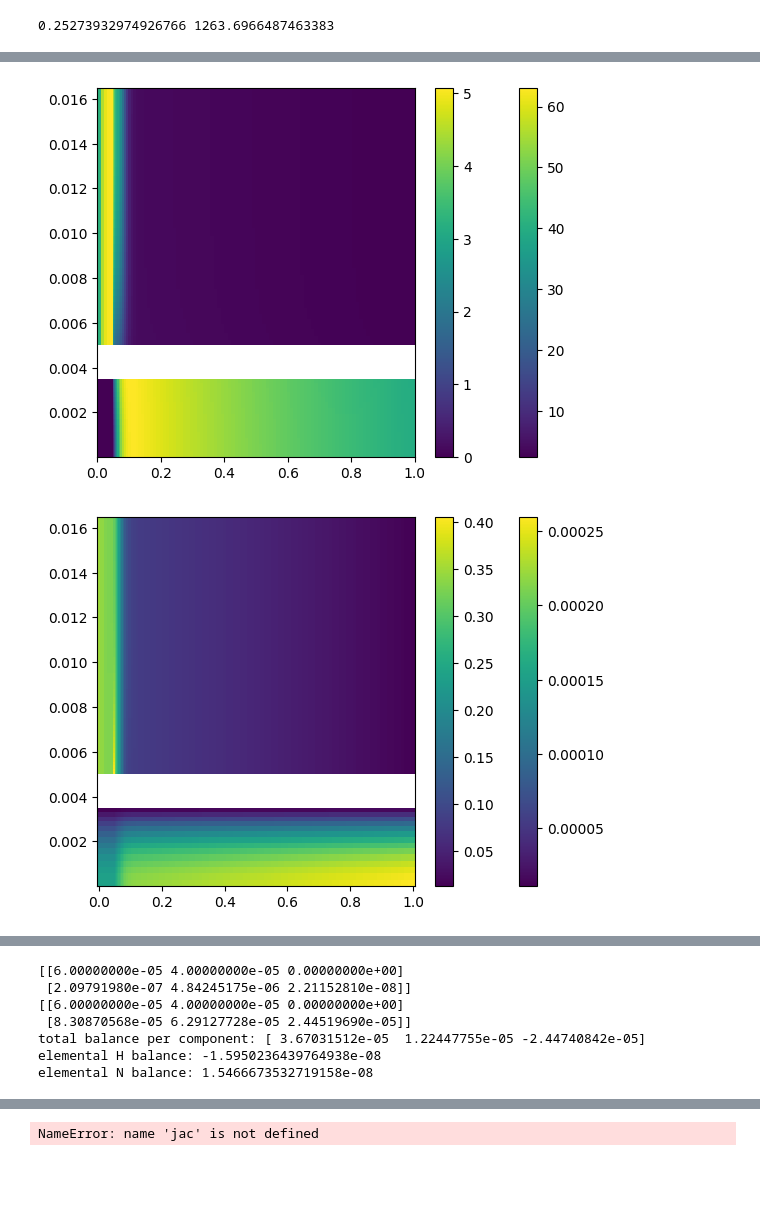
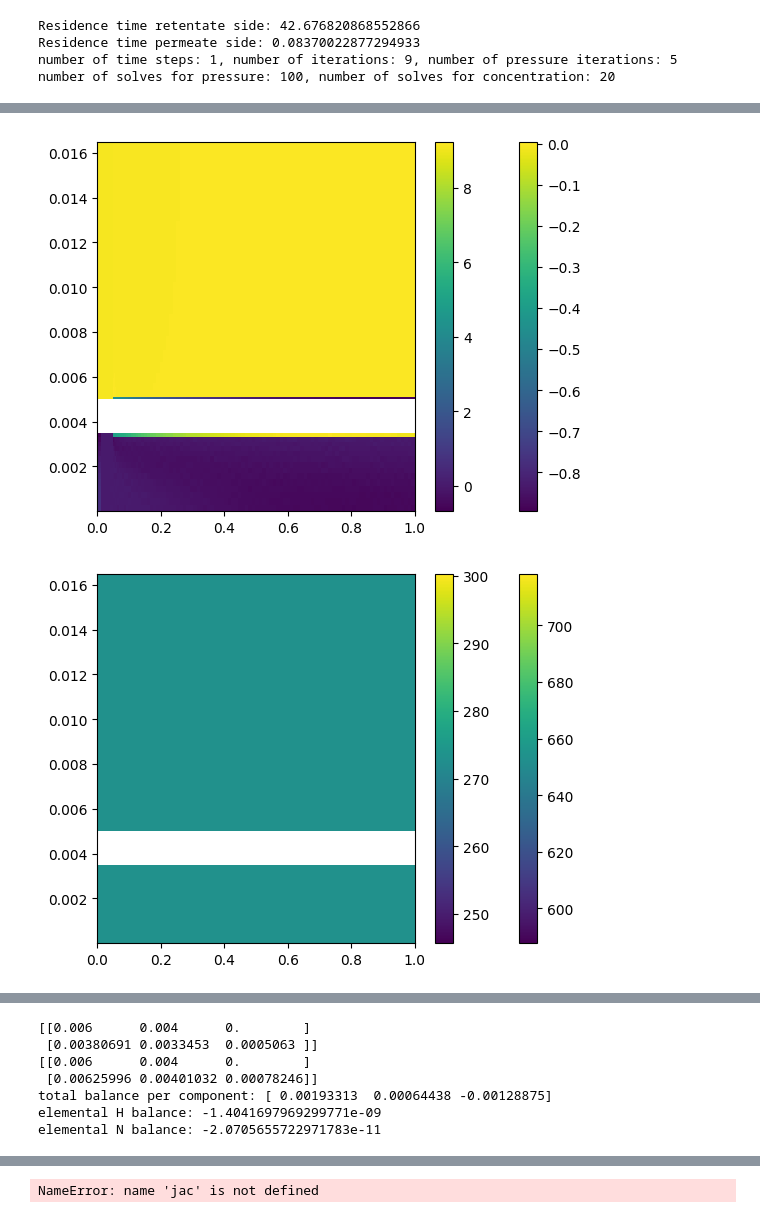
Before and after one commit to computational-chemical-engineering/ammonia_synthesis_reactor, a Jupyter notebook: membrane_reactor.ipynb, the cells around one changed output, grey strips where cells are left out. Saved outputs shown, nothing was run; the diff lists cells and outputs as text; code cells hidden in the pictures; blank space fills up the shorter version.

Commit message:
implemented membrane reactor class

```diff
--- a/membrane_reactor.ipynb
+++ b/membrane_reactor.ipynb
@@ -8,18 +8,18 @@ import membrane_reactor
 importlib.reload(membrane_reactor)
 from membrane_reactor import MembraneReactor
 
-F = 1e-4 # moles per second, 2e-4 mol/s
-if F < 5e-3:
-    membrane_reactor = MembraneReactor('input.json', F_ret_in = F, F_perm_in = F, is_counter_current=False, num_pressure_iterations=2, num_newton_iterations=1, dt = 1e1, num_timesteps = 1000, rtol_dc = 1e-6)
-else:
-    membrane_reactor = MembraneReactor('input.json', F_ret_in = F, F_perm_in = F, is_counter_current=False, num_pressure_iterations=2, num_newton_iterations=10, dt = np.inf, rtol = 1e-5, atol_p = 1.0)
+F = 1e-2 # moles per second, 2e-4 mol/s
+membrane_reactor = MembraneReactor('input.json', F_ret_in = F, F_perm_in = F, is_counter_current=False, num_pressure_iterations=5, num_newton_iterations=10, dt = 1e1, num_timesteps = 20, rtol_dc = 1e-6, rtol = 1e-4, atol_p = 1.0)
+membrane_reactor.info()
 
 p = membrane_reactor.p
 p_vect = p.ravel()
 p_perm = p[:, :membrane_reactor.num_r_perm]
 p_ret = p[:, membrane_reactor.num_r_perm:]
 
-g = membrane_reactor.solve()
+i, j, k, cnt_p, cnt_c= membrane_reactor.solve()
+print(f'number of time steps: {i}, number of iterations: {j}, number of pressure iterations: {k}  ')
+print(f'number of solves for pressure: {cnt_p}, number of solves for concentration: {cnt_c}')
 #g, jac =membrane_reactor.solve2()
 
 #plt.plot(membrane_reactor.z_c[:], g[:, 0, 0])
@@ -30,6 +30,20 @@ p_max = np.max(p)
 plt.pcolormesh(membrane_reactor.z_c, membrane_reactor.r_c_ret, p_ret[:, :].T)
 plt.colorbar()
 plt.pcolormesh(membrane_reactor.z_c, membrane_reactor.r_c_perm, p_perm[:, :].T)
+plt.colorbar()
+plt.show()
+
+plt.pcolormesh(membrane_reactor.z_c, membrane_reactor.r_c_ret, membrane_reactor.div_u[:, membrane_reactor.num_r_perm:].T)
+plt.colorbar()
+plt.pcolormesh(membrane_reactor.z_c, membrane_reactor.r_c_perm, membrane_reactor.div_u[:, :membrane_reactor.num_r_perm].T)
+plt.colorbar()
+plt.show()
+
+T_perm = membrane_reactor.T[:, :membrane_reactor.num_r_perm]
+T_ret = membrane_reactor.T[:, membrane_reactor.num_r_perm:]
+plt.pcolormesh(membrane_reactor.z_c, membrane_reactor.r_c_ret, T_ret[:, :].T)
+plt.colorbar()
+plt.pcolormesh(membrane_reactor.z_c, membrane_reactor.r_c_perm, T_perm[:, :].T)
 plt.colorbar()
 plt.show()
 
@@ -60,4 +74,7 @@ print(f'total balance per component: {flows_tot}')
 print(f'elemental H balance: {2*flows_tot[0] + 3*flows_tot[2]}')
 print(f'elemental N balance: {2*flows_tot[1] + flows_tot[2]}')
 # %% [output]
-0.25273932974926766 1263.6966487463383
+Residence time retentate side: 42.676820868552866
+Residence time permeate side: 0.08370022877294933
+number of time steps: 1, number of iterations: 9, number of pressure iterations: 5
+number of solves for pressure: 100, number of solves for concentration: 20
@@ -65,2 +82,2 @@ print(f'elemental N balance: {2*flows_tot[1] + flows_tot[2]}')
-[figure, old version]
+[figure, new version]
-[figure, old version]
+[figure, new version]
@@ -67,8 +86,8 @@ print(f'elemental N balance: {2*flows_tot[1] + flows_tot[2]}')
-[[6.00000000e-05 4.00000000e-05 0.00000000e+00]
- [2.09791980e-07 4.84245175e-06 2.21152810e-08]]
-[[6.00000000e-05 4.00000000e-05 0.00000000e+00]
- [8.30870568e-05 6.29127728e-05 2.44519690e-05]]
-total balance per component: [ 3.67031512e-05  1.22447755e-05 -2.44740842e-05]
-elemental H balance: -1.5950236439764938e-08
-elemental N balance: 1.5466673532719158e-08
+[[0.006      0.004      0.        ]
+ [0.00380691 0.0033453  0.0005063 ]]
+[[0.006      0.004      0.        ]
+ [0.00625996 0.00401032 0.00078246]]
+total balance per component: [ 0.00193313  0.00064438 -0.00128875]
+elemental H balance: -1.4041697969299771e-09
+elemental N balance: -2.0705655722971783e-11
 # %%
```
Also changed, not shown: parts of 4 cells of this notebook, 3 other files.
